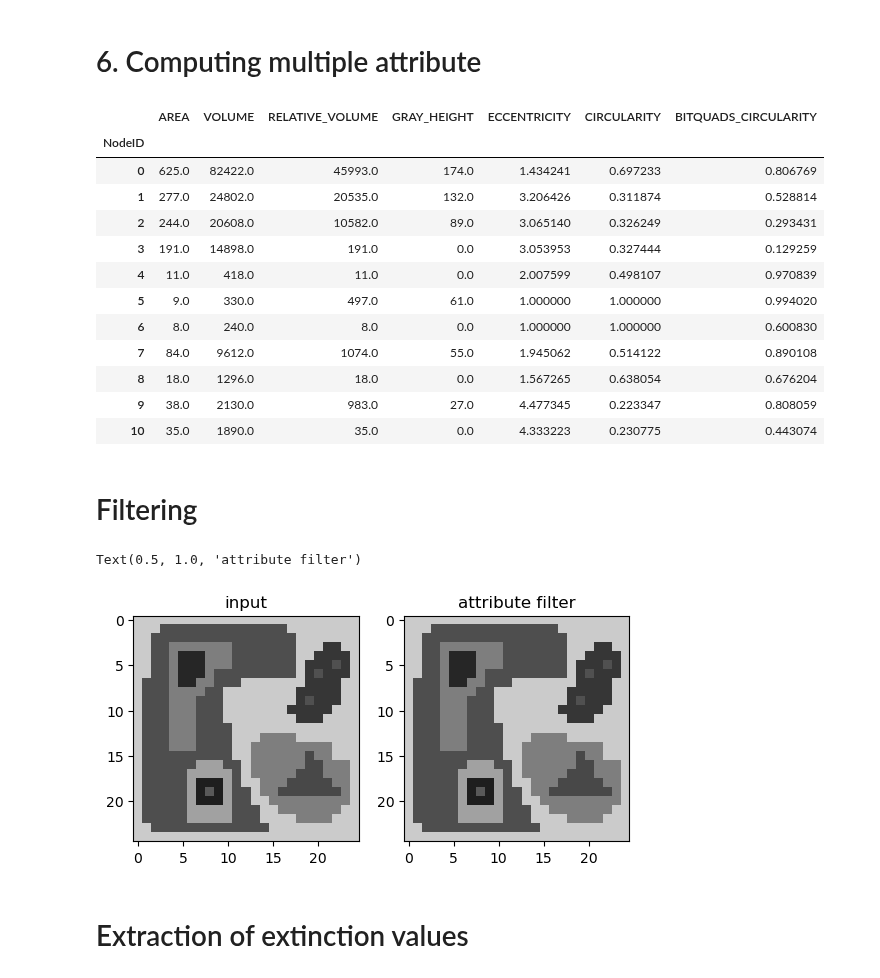
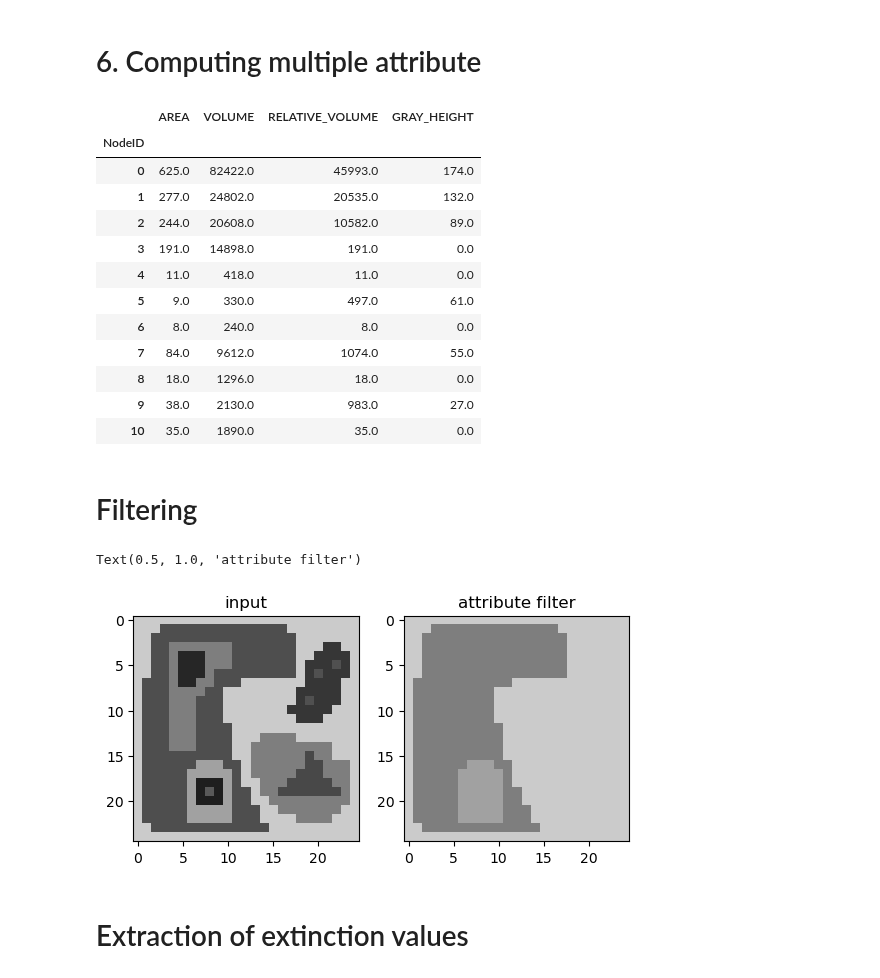
Before and after one commit to wonderalexandre/mmcfilters, a Jupyter notebook: notebooks/SimpleExamples.ipynb, the cells around one changed output. Saved outputs shown, nothing was run; the diff lists cells and outputs as text; code cells hidden in the pictures.

```diff
--- a/notebooks/SimpleExamples.ipynb
+++ b/notebooks/SimpleExamples.ipynb
@@ -251,42 +250,42 @@ Imagem and its min-tree representation. The indexes of min-tree nodes are shown
 # %%
 Type = mmcfilters.Attribute.Type
 
-dic, attrs = mmcfilters.Attribute.computeAttributes(tree, [Type.AREA, Type.GRAY_HEIGHT, Type.VOLUME, Type.RELATIVE_VOLUME, Type.BITQUADS_CIRCULARITY, Type.CIRCULARITY, Type.ECCENTRICITY])
+dic, attrs = mmcfilters.Attribute.computeAttributes(tree, [Type.AREA, Type.GRAY_HEIGHT, Type.VOLUME, Type.RELATIVE_VOLUME])
 #print(attrs[:, dic['GRAY_HEIGHT']])
 pd.DataFrame(attrs, columns=dic, index=pd.Index(range(len(attrs)), name="NodeID"))
 # %% [output]
-|  | AREA | VOLUME | RELATIVE_VOLUME | GRAY_HEIGHT | ECCENTRICITY | CIRCULARITY | BITQUADS_CIRCULARITY |
-| NodeID |  |  |  |  |  |  |  |
-| 0 | 625.0 | 82422.0 | 45993.0 | 174.0 | 1.434241 | 0.697233 | 0.806769 |
-| 1 | 277.0 | 24802.0 | 20535.0 | 132.0 | 3.206426 | 0.311874 | 0.528814 |
-| 2 | 244.0 | 20608.0 | 10582.0 | 89.0 | 3.065140 | 0.326249 | 0.293431 |
-| 3 | 191.0 | 14898.0 | 191.0 | 0.0 | 3.053953 | 0.327444 | 0.129259 |
-| 4 | 11.0 | 418.0 | 11.0 | 0.0 | 2.007599 | 0.498107 | 0.970839 |
-| 5 | 9.0 | 330.0 | 497.0 | 61.0 | 1.000000 | 1.000000 | 0.994020 |
-| 6 | 8.0 | 240.0 | 8.0 | 0.0 | 1.000000 | 1.000000 | 0.600830 |
-| 7 | 84.0 | 9612.0 | 1074.0 | 55.0 | 1.945062 | 0.514122 | 0.890108 |
-| 8 | 18.0 | 1296.0 | 18.0 | 0.0 | 1.567265 | 0.638054 | 0.676204 |
-| 9 | 38.0 | 2130.0 | 983.0 | 27.0 | 4.477345 | 0.223347 | 0.808059 |
-| 10 | 35.0 | 1890.0 | 35.0 | 0.0 | 4.333223 | 0.230775 | 0.443074 |
+|  | AREA | VOLUME | RELATIVE_VOLUME | GRAY_HEIGHT |
+| NodeID |  |  |  |  |
+| 0 | 625.0 | 82422.0 | 45993.0 | 174.0 |
+| 1 | 277.0 | 24802.0 | 20535.0 | 132.0 |
+| 2 | 244.0 | 20608.0 | 10582.0 | 89.0 |
+| 3 | 191.0 | 14898.0 | 191.0 | 0.0 |
+| 4 | 11.0 | 418.0 | 11.0 | 0.0 |
+| 5 | 9.0 | 330.0 | 497.0 | 61.0 |
+| 6 | 8.0 | 240.0 | 8.0 | 0.0 |
+| 7 | 84.0 | 9612.0 | 1074.0 | 55.0 |
+| 8 | 18.0 | 1296.0 | 18.0 | 0.0 |
+| 9 | 38.0 | 2130.0 | 983.0 | 27.0 |
+| 10 | 35.0 | 1890.0 | 35.0 | 0.0 |
 # %% [markdown]
 # Filtering
 # %%
-attrValue = mmcfilters.Attribute.computeSingleAttribute(tree, Type.CIRCULARITY)
-threshold = 0.2
+attrValue = mmcfilters.Attribute.computeSingleAttribute(tree, Type.GRAY_HEIGHT)
+threshold = 80
 
 attFilter = mmcfilters.AttributeFilters(tree)
 imgFiltered = attFilter.filteringSubtractiveRule(attrValue > threshold)
 
 plt.subplot(1,2, 1)
 plt.imshow(imgInput, cmap='gray', vmax=255, vmin=0)
 plt.title('input')
 
 plt.subplot(1,2, 2)
 plt.imshow(imgFiltered.reshape(num_rows, num_cols), cmap='gray', vmax=255, vmin=0)
 plt.title('attribute filter')
 # %% [output]
 Text(0.5, 1.0, 'attribute filter')
-[figure, old version]
+[figure, new version]
 # %% [markdown]
 # Extraction of extinction values
 # %%
```
Also changed, not shown: parts of 7 cells of this notebook, 1 other file.
